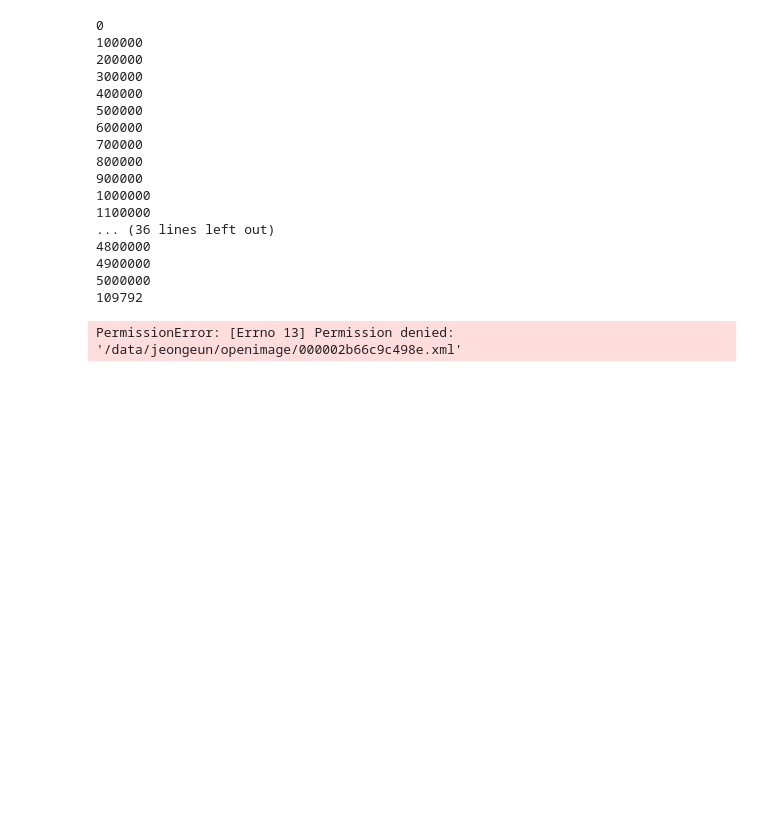
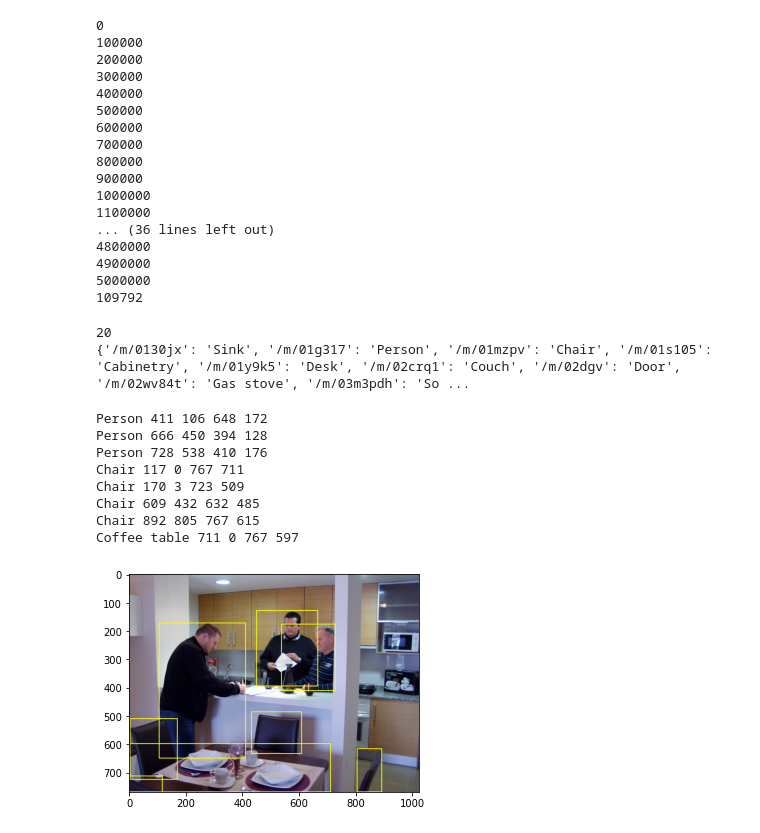
Before and after one commit to jeongeun980906/OpenImageSet2VOC, a Jupyter notebook: data.ipynb, the cells around one changed output. Saved outputs shown, nothing was run; the diff lists cells and outputs as text; code cells hidden in the pictures; blank space fills up the shorter version.

Commit message:
visualization

```diff
--- a/data.ipynb
+++ b/data.ipynb
@@ -99,21 +102,59 @@ from pascal_voc_writer import Writer
+# %%
+imageids = []
+with open('set.txt','r') as f:
+    while True:
+        a = f.readline()
+        if a == '':
+            break
+        a = a.split('/')[1]
+        a = a.split('\n')[0]
+        imageids.append(a)
+# %%
+class_dis = pd.read_csv('class.csv')
+landmark_names = ['Shelf','Chest of drawers','Kitchen & dining room table','Coffee table','Table','Desk','Gas stove','Chair','Person',
+        'Sink', 'Couch','Door', 'Sofa bed', 'Bed', 'Bookcase','Refrigerator','Piano','Television','Toilet','Cabinetry']
+print(len(landmark_names))
+
+class_dict = {}
+lids = []
+for i in class_dis.index:
+    name = class_dis['name'][i]
+    indx = class_dis['id'][i]
+    if name in landmark_names:
+        class_dict[indx] = name
+        lids.append(indx)
+print(class_dict)
+# %% [output]
+20
+{'/m/0130jx': 'Sink', '/m/01g317': 'Person', '/m/01mzpv': 'Chair', '/m/01s105': 'Cabinetry', '/m/01y9k5': 'Desk', '/m/02crq1': 'Couch', '/m/02dgv': 'Door', '/m/02wv84t': 'Gas stove', '/m/03m3pdh': 'So ...
 # %%
 ROOT = '/data/jeongeun/openimage'
-for imageid in imageids:
-    path = '{}/train/{}.jpg'.format(ROOT, imageid)
+for imageid in imageids[4:5]:
+    path = '{}/JPEGImages/{}.jpg'.format(ROOT, imageid)
     width, height = imagesize.get(path)
+    src = cv2.imread(path)
     annots = df.loc[df['ImageID']==imageid]
     writer = Writer(path, width, height)
     for i in annots.index:
         label = annots['LabelName'][i]
         if label in lids:
             label = class_dict[label]
             Xmin = int(width*annots['XMin'][i])
             Xmax = int(width*annots['XMax'][i])
-            Ymin = int(width*annots['YMin'][i])
-            Ymax = int(width*annots['YMax'][i])
+            Ymin = int(height*annots['YMin'][i])
+            Ymax = int(height*annots['YMax'][i])
+            print(label,Xmax,Xmin,Ymax,Ymin)
             writer.addObject(label, Xmin, Ymin, Xmax, Ymax)
-    writer.save('{}/{}.xml'.format(ROOT,imageid))
-    # writer.save('img.xml')
-    break
+            cv2.rectangle(src,(Xmin,Ymin),(Xmax,Ymax),(0,255,255),2)
+    src = cv2.cvtColor(src, cv2.COLOR_BGR2RGB)
+    plt.imshow(src)
 # %% [output]
-PermissionError: [Errno 13] Permission denied: '/data/jeongeun/openimage/000002b66c9c498e.xml'
+Person 411 106 648 172
+Person 666 450 394 128
+Person 728 538 410 176
+Chair 117 0 767 711
+Chair 170 3 723 509
+Chair 609 432 632 485
+Chair 892 805 767 615
+Coffee table 711 0 767 597
+[figure, added]
```
Also changed, not shown: parts of 1 cell of this notebook, 4 other files.
